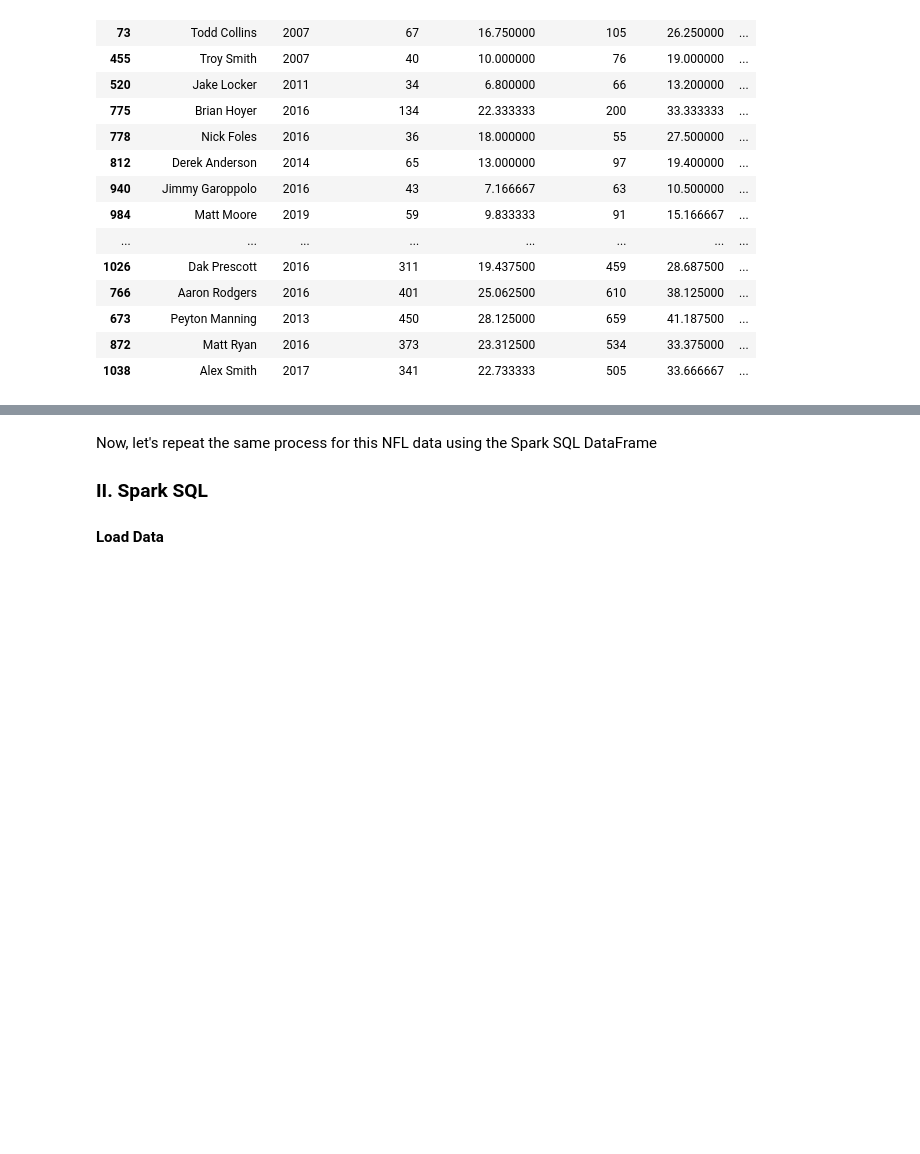
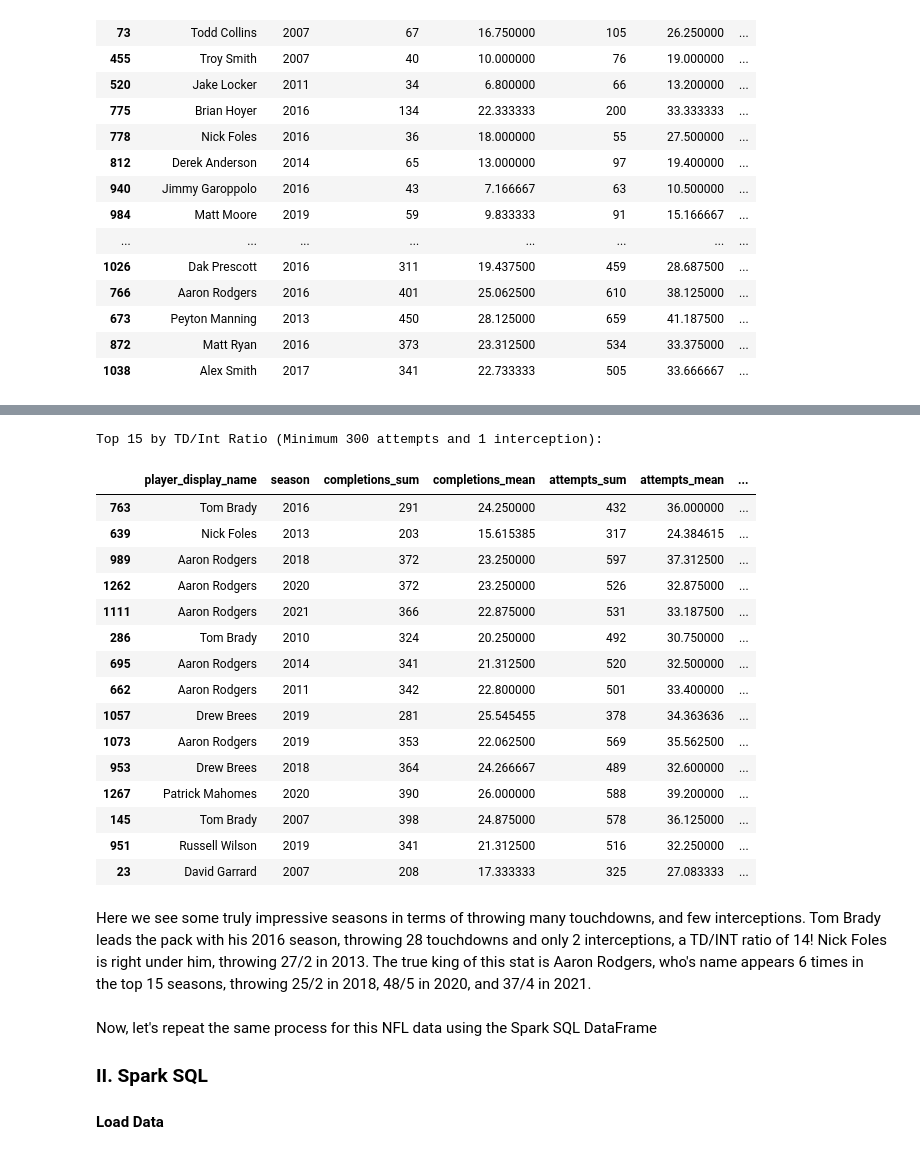
Before and after one commit to ryan-merser/ST554-BigData, a Jupyter notebook: notebook/Project2.ipynb, the cells around one changed output, grey strips where cells are left out. Drawn from its saved outputs; the diff is of its cells as text; code cells hidden in the pictures; blank space fills up the shorter version.

```diff
--- a/notebook/Project2.ipynb
+++ b/notebook/Project2.ipynb
@@ -802,3 +888,30 @@ Top 40 by TD/INT Ratio:
+# %%
+# Subset to only include player/season combinations with at least 300 attempts and at least 1 interception
+nfl_result_ps = nfl_result_ps[(nfl_result_ps["attempts_sum"] >= 300)
+                              & (nfl_result_ps["interceptions_sum"] >= 1)]
+# Sort descending by completion_percentage and report first 15
+print("Top 15 by TD/Int Ratio (Minimum 300 attempts and 1 interception):")
+nfl_result_ps.sort_values("td_int_ratio", ascending=False).head(15)
+# %% [output]
+Top 15 by TD/Int Ratio (Minimum 300 attempts and 1 interception):
+|  | player_display_name | season | completions_sum | completions_mean | attempts_sum | attempts_mean | ... |
+| 763 | Tom Brady | 2016 | 291 | 24.250000 | 432 | 36.000000 | ... |
+| 639 | Nick Foles | 2013 | 203 | 15.615385 | 317 | 24.384615 | ... |
+| 989 | Aaron Rodgers | 2018 | 372 | 23.250000 | 597 | 37.312500 | ... |
+| 1262 | Aaron Rodgers | 2020 | 372 | 23.250000 | 526 | 32.875000 | ... |
+| 1111 | Aaron Rodgers | 2021 | 366 | 22.875000 | 531 | 33.187500 | ... |
+| 286 | Tom Brady | 2010 | 324 | 20.250000 | 492 | 30.750000 | ... |
+| 695 | Aaron Rodgers | 2014 | 341 | 21.312500 | 520 | 32.500000 | ... |
+| 662 | Aaron Rodgers | 2011 | 342 | 22.800000 | 501 | 33.400000 | ... |
+| 1057 | Drew Brees | 2019 | 281 | 25.545455 | 378 | 34.363636 | ... |
+| 1073 | Aaron Rodgers | 2019 | 353 | 22.062500 | 569 | 35.562500 | ... |
+| 953 | Drew Brees | 2018 | 364 | 24.266667 | 489 | 32.600000 | ... |
+| 1267 | Patrick Mahomes | 2020 | 390 | 26.000000 | 588 | 39.200000 | ... |
+| 145 | Tom Brady | 2007 | 398 | 24.875000 | 578 | 36.125000 | ... |
+| 951 | Russell Wilson | 2019 | 341 | 21.312500 | 516 | 32.250000 | ... |
+| 23 | David Garrard | 2007 | 208 | 17.333333 | 325 | 27.083333 | ... |
+# %% [markdown]
+Here we see some truly impressive seasons in terms of throwing many touchdowns, and few interceptions. Tom Brady leads the pack with his 2016 season, throwing 28 touchdowns and only 2 interceptions, a TD/INT ratio of 14! Nick Foles is right under him, throwing 27/2 in 2013. The true king of this stat is Aaron Rodgers, who's name appears 6 times in the top 15 seasons, throwing 25/2 in 2018, 48/5 in 2020, and 37/4 in 2021.
 # %% [markdown]
 Now, let's repeat the same process for this NFL data using the Spark SQL DataFrame
 
```
Also changed, not shown: parts of 41 cells of this notebook.
